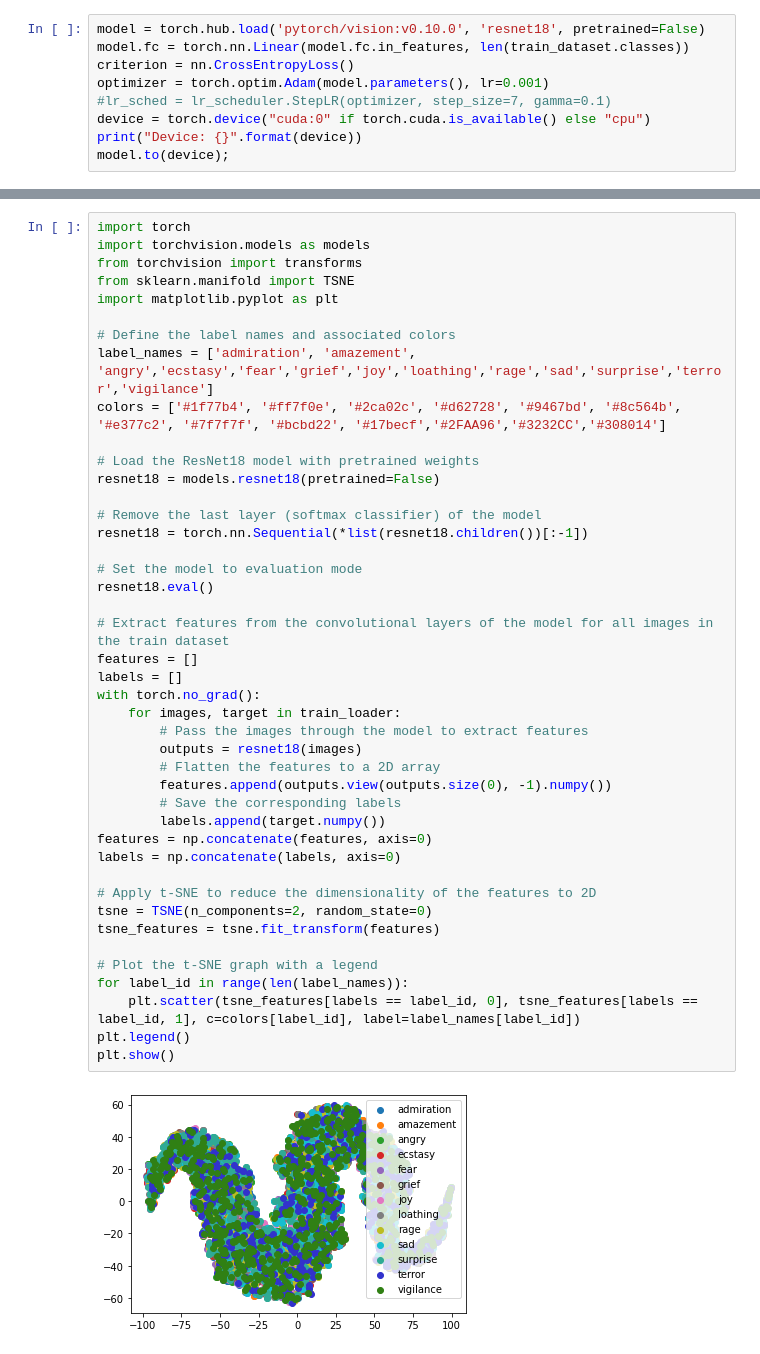
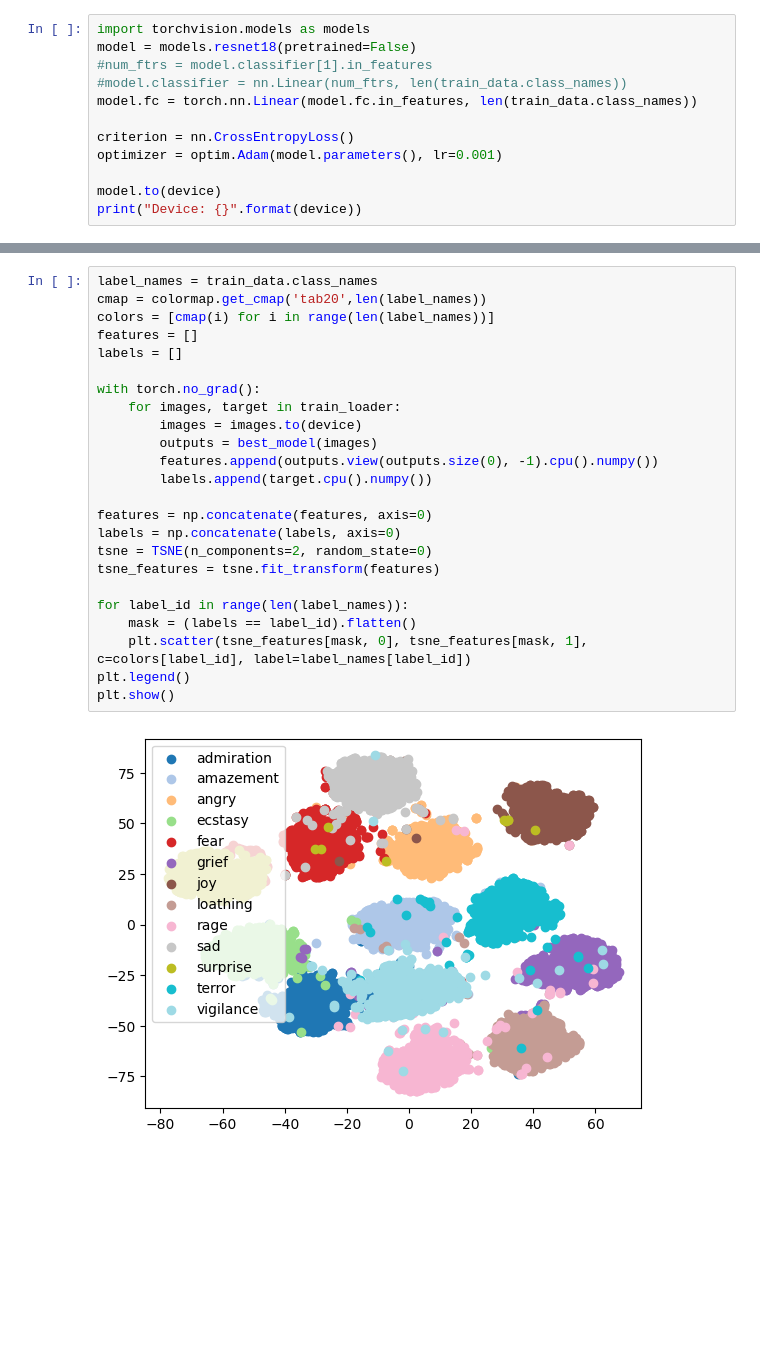
Before and after one commit to Devanshi1108/Facial-image-recognition, a Jupyter notebook: RESNET18_Tiny.ipynb, the cells around one changed output, grey strips where cells are left out. Saved outputs shown, nothing was run; the diff lists cells and outputs as text; blank space fills up the shorter version.

```diff
--- a/RESNET18_Tiny.ipynb
+++ b/RESNET18_Tiny.ipynb
@@ -96,10 +206,13 @@ torch.cuda.empty_cache()
 # %%
-model = torch.hub.load('pytorch/vision:v0.10.0', 'resnet18', pretrained=False)
-model.fc = torch.nn.Linear(model.fc.in_features, len(train_dataset.classes))
+import torchvision.models as models
+model = models.resnet18(pretrained=False)
+#num_ftrs = model.classifier[1].in_features
+#model.classifier = nn.Linear(num_ftrs, len(train_data.class_names))
+model.fc = torch.nn.Linear(model.fc.in_features, len(train_data.class_names))
+
 criterion = nn.CrossEntropyLoss()
-optimizer = torch.optim.Adam(model.parameters(), lr=0.001)
-#lr_sched = lr_scheduler.StepLR(optimizer, step_size=7, gamma=0.1)
-device = torch.device("cuda:0" if torch.cuda.is_available() else "cpu")
+optimizer = optim.Adam(model.parameters(), lr=0.001)
+
+model.to(device)
 print("Device: {}".format(device))
-model.to(device);
 # %% [output]
@@ -250,45 +286,26 @@ Test Accuracy of the model on the 2990 test images: 63.41137123745819 %
 # %%
-import torch
-import torchvision.models as models
-from torchvision import transforms
-from sklearn.manifold import TSNE
-import matplotlib.pyplot as plt
-
-# Define the label names and associated colors
-label_names = ['admiration', 'amazement', 'angry','ecstasy','fear','grief','joy','loathing','rage','sad','surprise','terror','vigilance']
-colors = ['#1f77b4', '#ff7f0e', '#2ca02c', '#d62728', '#9467bd', '#8c564b', '#e377c2', '#7f7f7f', '#bcbd22', '#17becf','#2FAA96','#3232CC','#308014']
-
-# Load the ResNet18 model with pretrained weights
-resnet18 = models.resnet18(pretrained=False)
-
-# Remove the last layer (softmax classifier) of the model
-resnet18 = torch.nn.Sequential(*list(resnet18.children())[:-1])
-
-# Set the model to evaluation mode
-resnet18.eval()
-
-# Extract features from the convolutional layers of the model for all images in the train dataset
+label_names = train_data.class_names
+cmap = colormap.get_cmap('tab20',len(label_names))
+colors = [cmap(i) for i in range(len(label_names))]
 features = []
 labels = []
+
 with torch.no_grad():
     for images, target in train_loader:
-        # Pass the images through the model to extract features
-        outputs = resnet18(images)
-        # Flatten the features to a 2D array
-        features.append(outputs.view(outputs.size(0), -1).numpy())
-        # Save the corresponding labels
-        labels.append(target.numpy())
+        images = images.to(device)
+        outputs = best_model(images)
+        features.append(outputs.view(outputs.size(0), -1).cpu().numpy())
+        labels.append(target.cpu().numpy())
+
 features = np.concatenate(features, axis=0)
 labels = np.concatenate(labels, axis=0)
-
-# Apply t-SNE to reduce the dimensionality of the features to 2D
 tsne = TSNE(n_components=2, random_state=0)
 tsne_features = tsne.fit_transform(features)
 
-# Plot the t-SNE graph with a legend
 for label_id in range(len(label_names)):
-    plt.scatter(tsne_features[labels == label_id, 0], tsne_features[labels == label_id, 1], c=colors[label_id], label=label_names[label_id])
+    mask = (labels == label_id).flatten()
+    plt.scatter(tsne_features[mask, 0], tsne_features[mask, 1], c=colors[label_id], label=label_names[label_id])
 plt.legend()
 plt.show()
 # %% [output]
-[figure, old version]
+[figure, new version]
```
Also changed, not shown: parts of 24 cells of this notebook, 2 other files.
